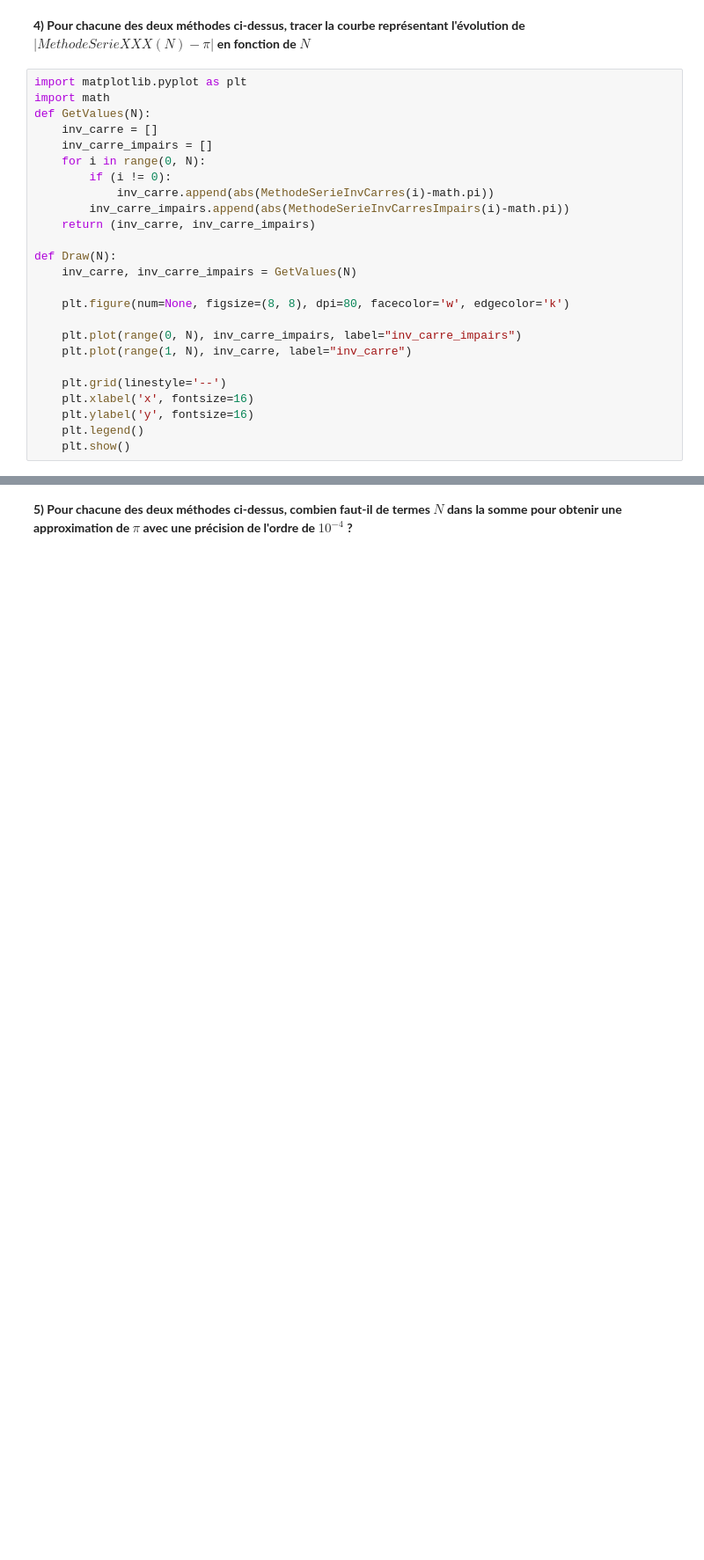
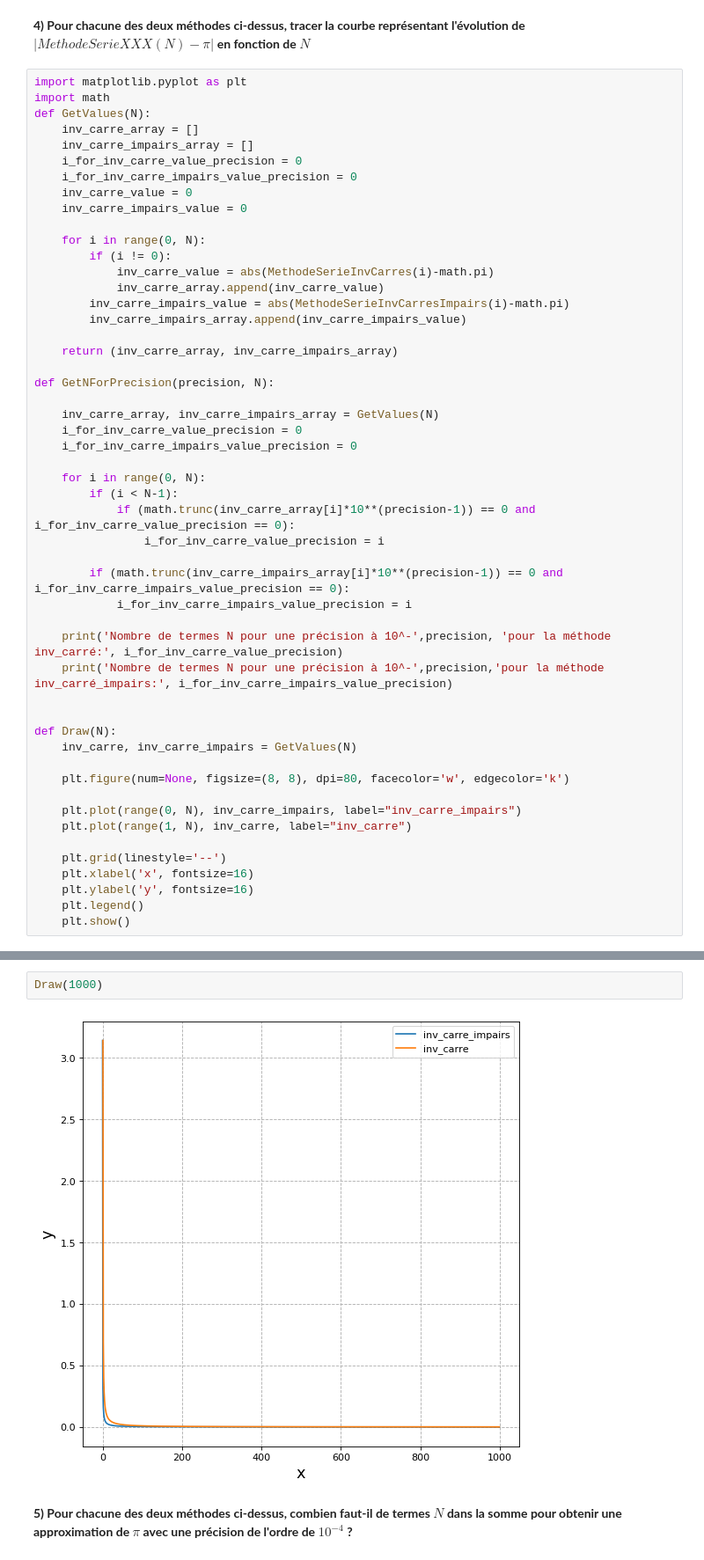
Before and after one commit to UTBM-AGH-courses/utbm-find-pi, a Jupyter notebook: calcul-pi.ipynb, the cells around one changed output, grey strips where cells are left out. Shown at 88% size. Cells and saved outputs as stored; diff of their text form; blank space fills up the shorter version.

```diff
--- a/calcul-pi.ipynb
+++ b/calcul-pi.ipynb
@@ -166,13 +166,39 @@ MethodeSerieInvCarres(500)
 import matplotlib.pyplot as plt
 import math
 def GetValues(N):
-    inv_carre = []
-    inv_carre_impairs = []
+    inv_carre_array = []
+    inv_carre_impairs_array = []
+    i_for_inv_carre_value_precision = 0
+    i_for_inv_carre_impairs_value_precision = 0
+    inv_carre_value = 0
+    inv_carre_impairs_value = 0
+
     for i in range(0, N):
         if (i != 0):
-            inv_carre.append(abs(MethodeSerieInvCarres(i)-math.pi))
-        inv_carre_impairs.append(abs(MethodeSerieInvCarresImpairs(i)-math.pi))
-    return (inv_carre, inv_carre_impairs)
+            inv_carre_value = abs(MethodeSerieInvCarres(i)-math.pi)
+            inv_carre_array.append(inv_carre_value)
+        inv_carre_impairs_value = abs(MethodeSerieInvCarresImpairs(i)-math.pi)
+        inv_carre_impairs_array.append(inv_carre_impairs_value)
+
+    return (inv_carre_array, inv_carre_impairs_array)
+
+def GetNForPrecision(precision, N):
+
+    inv_carre_array, inv_carre_impairs_array = GetValues(N)
+    i_for_inv_carre_value_precision = 0
+    i_for_inv_carre_impairs_value_precision = 0
+
+    for i in range(0, N):
+        if (i < N-1):
+            if (math.trunc(inv_carre_array[i]*10**(precision-1)) == 0 and i_for_inv_carre_value_precision == 0):
+                i_for_inv_carre_value_precision = i
+
+        if (math.trunc(inv_carre_impairs_array[i]*10**(precision-1)) == 0 and i_for_inv_carre_impairs_value_precision == 0):
+            i_for_inv_carre_impairs_value_precision = i
+
+    print('Nombre de termes N pour une précision à 10^-',precision, 'pour la méthode inv_carré:', i_for_inv_carre_value_precision)
+    print('Nombre de termes N pour une précision à 10^-',precision,'pour la méthode inv_carré_impairs:', i_for_inv_carre_impairs_value_precision)
+
 
 def Draw(N):
     inv_carre, inv_carre_impairs = GetValues(N)
@@ -194,3 +216,7 @@ Courbe(50)
+# %%
+Draw(1000)
+# %% [output]
+[figure, added]
 # %% [markdown]
 **5)  Pour chacune des deux méthodes ci-dessus, combien faut-il de termes
     $N$ dans la somme pour obtenir une approximation de $\pi$ avec une
```
Also changed, not shown: parts of 2 cells of this notebook.
